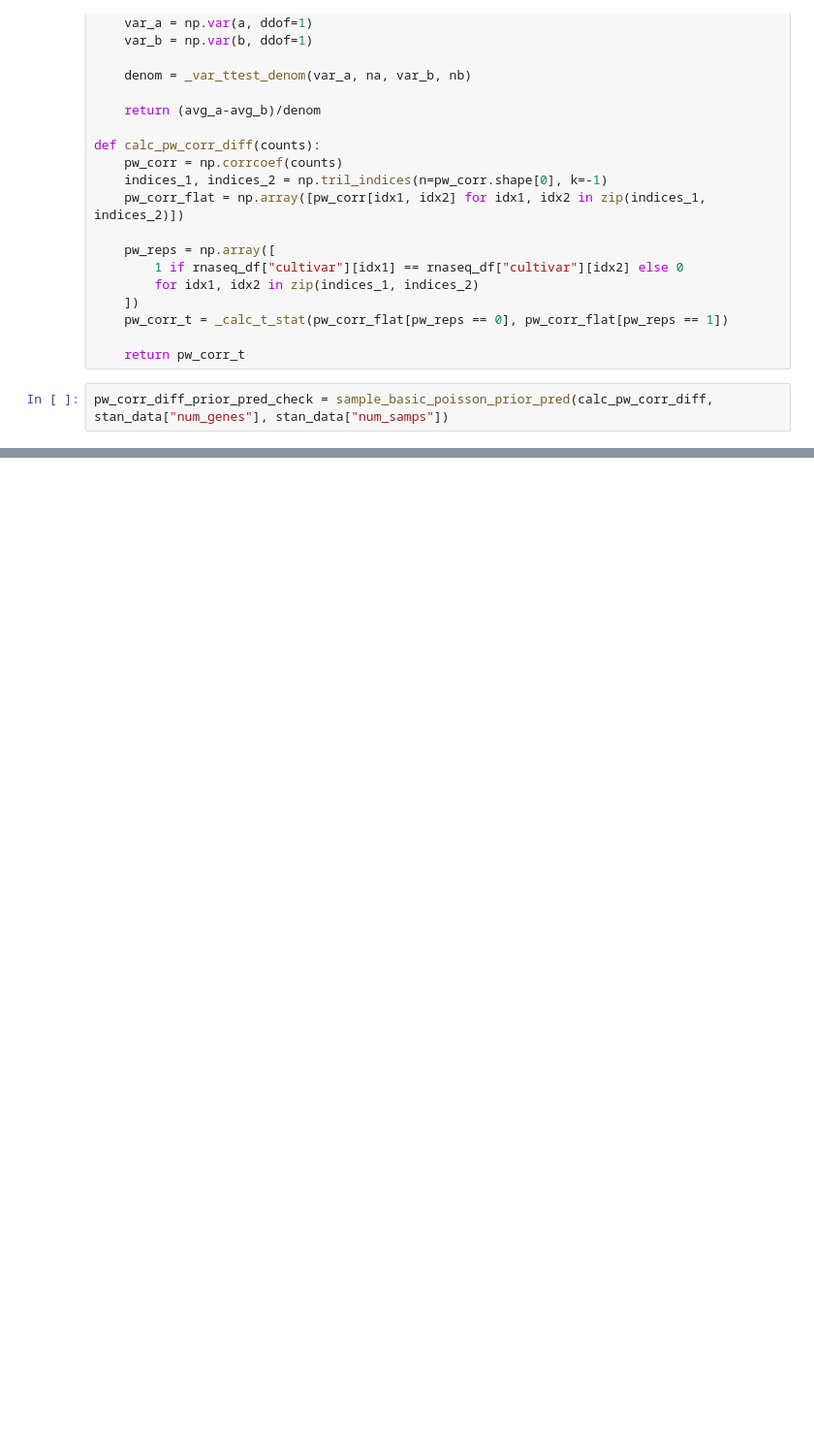
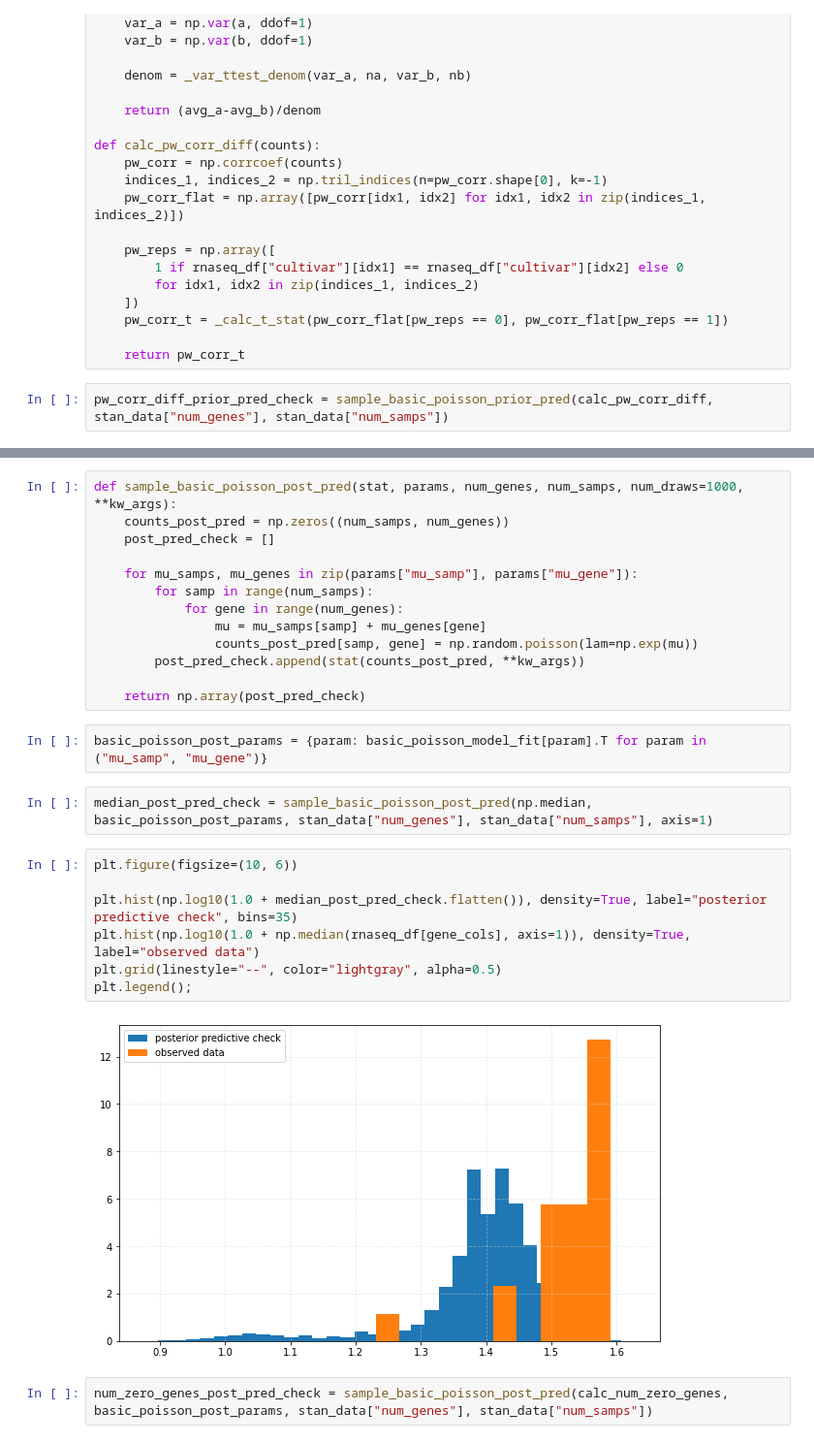
Before and after one commit to ssoi/sameersoi.com, a Jupyter notebook: content/bayesian_workflow_rna-seq.ipynb, the cells around one changed output, grey strips where cells are left out. Shown: that part at 97% size. Drawn from its saved outputs; the diff is of its cells as text; blank space fills up the shorter version.

Commit message:
feat(blog): update new model

```diff
--- a/content/bayesian_workflow_rna-seq.ipynb
+++ b/content/bayesian_workflow_rna-seq.ipynb
@@ -341 +343,29 @@ Messages received during sampling:
   Adjust your expectations accordingly!
+# %%
+def sample_basic_poisson_post_pred(stat, params, num_genes, num_samps, num_draws=1000, **kw_args):
+    counts_post_pred = np.zeros((num_samps, num_genes))
+    post_pred_check = []
+
+    for mu_samps, mu_genes in zip(params["mu_samp"], params["mu_gene"]):
+        for samp in range(num_samps):
+            for gene in range(num_genes):
+                mu = mu_samps[samp] + mu_genes[gene]
+                counts_post_pred[samp, gene] = np.random.poisson(lam=np.exp(mu))
+        post_pred_check.append(stat(counts_post_pred, **kw_args))
+
+    return np.array(post_pred_check)
+# %%
+basic_poisson_post_params = {param: basic_poisson_model_fit[param].T for param in ("mu_samp", "mu_gene")}
+# %%
+median_post_pred_check = sample_basic_poisson_post_pred(np.median, basic_poisson_post_params, stan_data["num_genes"], stan_data["num_samps"], axis=1)
+# %%
+plt.figure(figsize=(10, 6))
+
+plt.hist(np.log10(1.0 + median_post_pred_check.flatten()), density=True, label="posterior predictive check", bins=35)
+plt.hist(np.log10(1.0 + np.median(rnaseq_df[gene_cols], axis=1)), density=True, label="observed data")
+plt.grid(linestyle="--", color="lightgray", alpha=0.5)
+plt.legend();
+# %% [output]
+[figure, added]
+# %%
+num_zero_genes_post_pred_check = sample_basic_poisson_post_pred(calc_num_zero_genes, basic_poisson_post_params, stan_data["num_genes"], stan_data["num_samps"])
```
Also changed, not shown: parts of 18 cells of this notebook.
